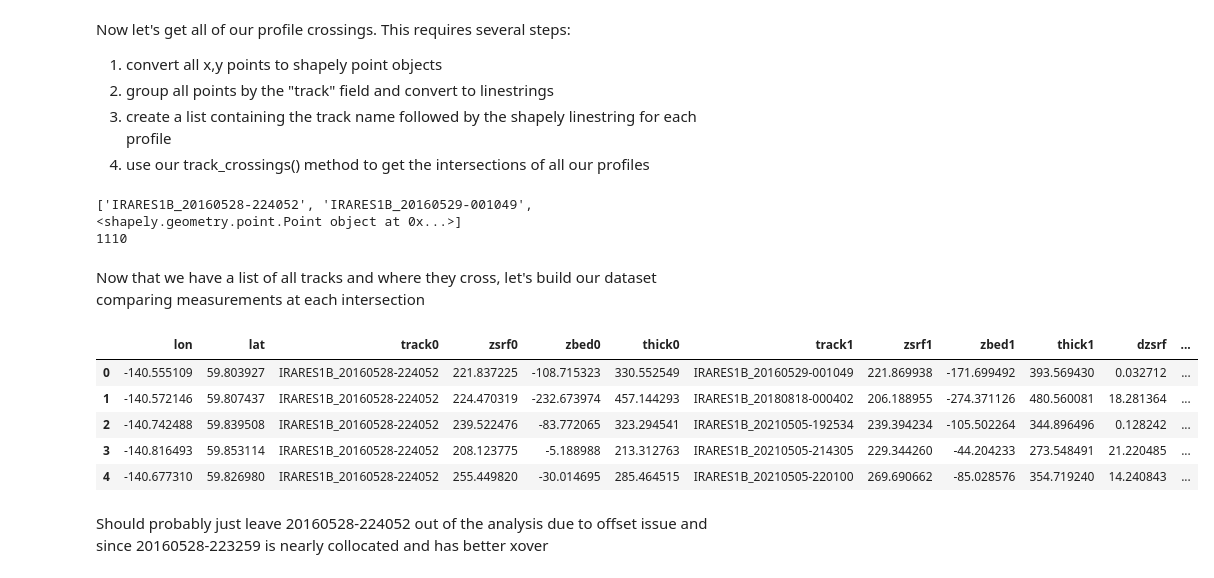
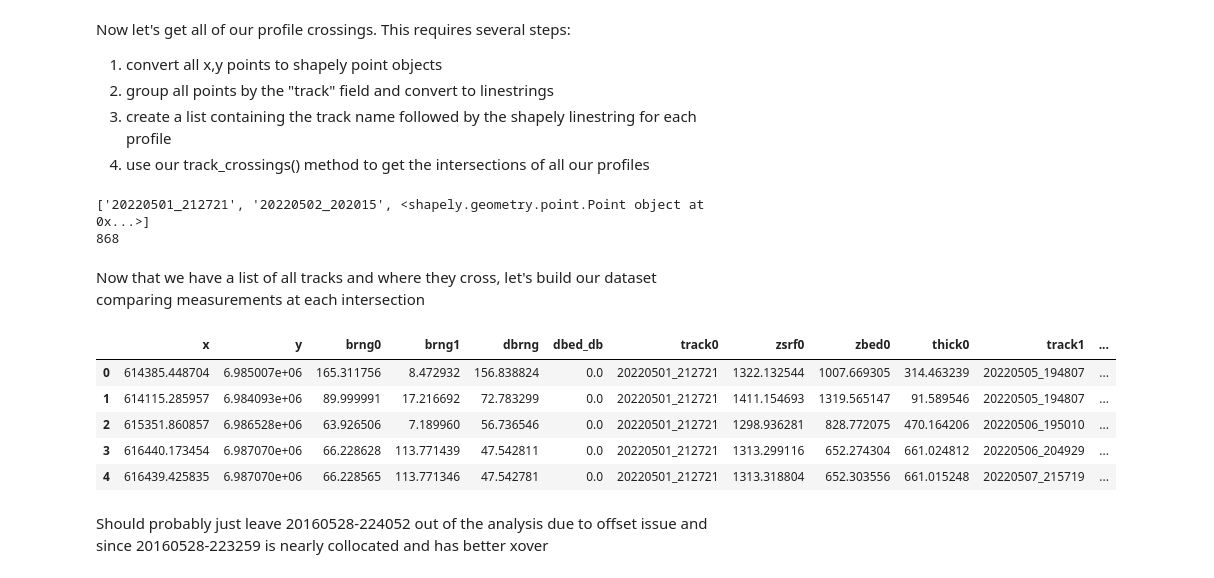
Before and after one commit to btobers/radar_tools, a Jupyter notebook: ragu_pick_crossover.ipynb, the cells around one changed output. Drawn from its saved outputs; the diff is of its cells as text; code cells hidden in the pictures.

```diff
--- a/ragu_pick_crossover.ipynb
+++ b/ragu_pick_crossover.ipynb
@@ -280,9 +374,11 @@ Load OIB radar picks for Malaspina Glacier
 # %%
 ### params ###
-dpath = "C:/Users/btober/OneDrive/Documents/pres/mala/pub/repo/data/vector/"                               # data path
-df = pd.read_csv(dpath + 'malaspina_oib_radar_pick.csv')                                          # use pandas to load dataset with picks
-df = df[df.bed_elev.notnull()]                                                              # filter null points
-thresh = 50                                                                                 # specify distance threshold between crossover points [m]
+dpath = "C:/Users/btober/OneDrive/Documents/MARS/orig/xtra/Ruth2022/pk_bst/"                               # data path
+df = pd.read_csv(dpath + 'Ruth2022_pk_bst.csv')                                          # use pandas to load dataset with picks
+df = df[df.bed_sample.notnull()]                                                              # filter null points
+thresh_dist = 50                                                                            # specify distance threshold between crossover points [m]
+thresh_brng = 30
+to_epsg=32605
 # %%
 # inspect dataframe
 df.head()
@@ -323,7 +419,8 @@ Now let's get all of our profile crossings. This requires several steps:
 # %%
 # convert points in each track to linestring grouped by track
 # zip the coordinates into a point object and convert to a shapely geodataframe
-geometry = [Point(xy) for xy in zip(df.lon, df.lat)]
+geometry = [Point(xy) for xy in zip(df.x, df.y)]
+# geometry = [Point(xy) for xy in zip(df.lon, df.lat)]
 gdf = GeoDataFrame(df, geometry=geometry)
 
 # aggregate points by track using groupby and set as a linestring
@@ -343,22 +440,22 @@ print(crossings[0])
 # the length of our crossings list tells us how many individual radar profile intersections we have - this will likely be reduced when we account for our defined distance threshold
 print(len(crossings))
 # %% [output]
-['IRARES1B_20160528-224052', 'IRARES1B_20160529-001049', <shapely.geometry.point.Point object at 0x...>]
-1110
+['20220501_212721', '20220502_202015', <shapely.geometry.point.Point object at 0x...>]
+868
 # %% [markdown]
 Now that we have a list of all tracks and where they cross, let's build our dataset comparing measurements at each intersection
 # %%
 # compare radar measurements at each crossing
-crossings_df = comp_crossings(df, crossings, thresh)
+crossings_df = comp_crossings(df, crossings, thresh_dist, thresh_brng)
 # inspect output
 crossings_df.head()
 # %% [output]
-|  | lon | lat | track0 | zsrf0 | zbed0 | thick0 | track1 | zsrf1 | zbed1 | thick1 | dzsrf | ... |
-| 0 | -140.555109 | 59.803927 | IRARES1B_20160528-224052 | 221.837225 | -108.715323 | 330.552549 | IRARES1B_20160529-001049 | 221.869938 | -171.699492 | 393.569430 | 0.032712 | ... |
-| 1 | -140.572146 | 59.807437 | IRARES1B_20160528-224052 | 224.470319 | -232.673974 | 457.144293 | IRARES1B_20180818-000402 | 206.188955 | -274.371126 | 480.560081 | 18.281364 | ... |
-| 2 | -140.742488 | 59.839508 | IRARES1B_20160528-224052 | 239.522476 | -83.772065 | 323.294541 | IRARES1B_20210505-192534 | 239.394234 | -105.502264 | 344.896496 | 0.128242 | ... |
-| 3 | -140.816493 | 59.853114 | IRARES1B_20160528-224052 | 208.123775 | -5.188988 | 213.312763 | IRARES1B_20210505-214305 | 229.344260 | -44.204233 | 273.548491 | 21.220485 | ... |
-| 4 | -140.677310 | 59.826980 | IRARES1B_20160528-224052 | 255.449820 | -30.014695 | 285.464515 | IRARES1B_20210505-220100 | 269.690662 | -85.028576 | 354.719240 | 14.240843 | ... |
+|  | x | y | brng0 | brng1 | dbrng | dbed_db | track0 | zsrf0 | zbed0 | thick0 | track1 | ... |
+| 0 | 614385.448704 | 6.985007e+06 | 165.311756 | 8.472932 | 156.838824 | 0.0 | 20220501_212721 | 1322.132544 | 1007.669305 | 314.463239 | 20220505_194807 | ... |
+| 1 | 614115.285957 | 6.984093e+06 | 89.999991 | 17.216692 | 72.783299 | 0.0 | 20220501_212721 | 1411.154693 | 1319.565147 | 91.589546 | 20220505_194807 | ... |
+| 2 | 615351.860857 | 6.986528e+06 | 63.926506 | 7.189960 | 56.736546 | 0.0 | 20220501_212721 | 1298.936281 | 828.772075 | 470.164206 | 20220506_195010 | ... |
+| 3 | 616440.173454 | 6.987070e+06 | 66.228628 | 113.771439 | 47.542811 | 0.0 | 20220501_212721 | 1313.299116 | 652.274304 | 661.024812 | 20220506_204929 | ... |
+| 4 | 616439.425835 | 6.987070e+06 | 66.228565 | 113.771346 | 47.542781 | 0.0 | 20220501_212721 | 1313.318804 | 652.303556 | 661.015248 | 20220507_215719 | ... |
 # %% [markdown]
 Should probably just leave 20160528-224052 out of the analysis due to offset issue and since 20160528-223259 is nearly collocated and has better xover
 # %%
```
Also changed, not shown: parts of 11 cells of this notebook.
